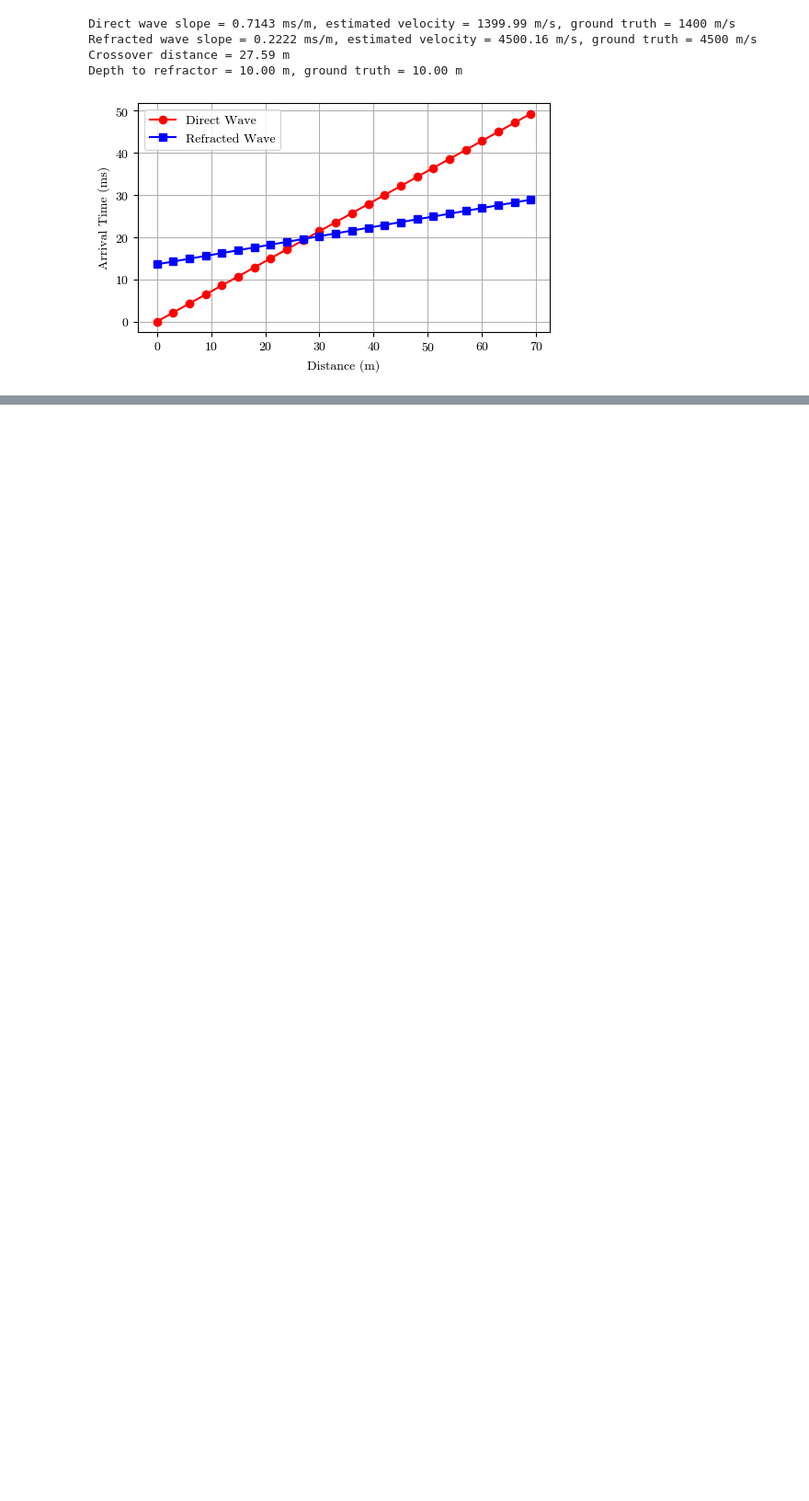
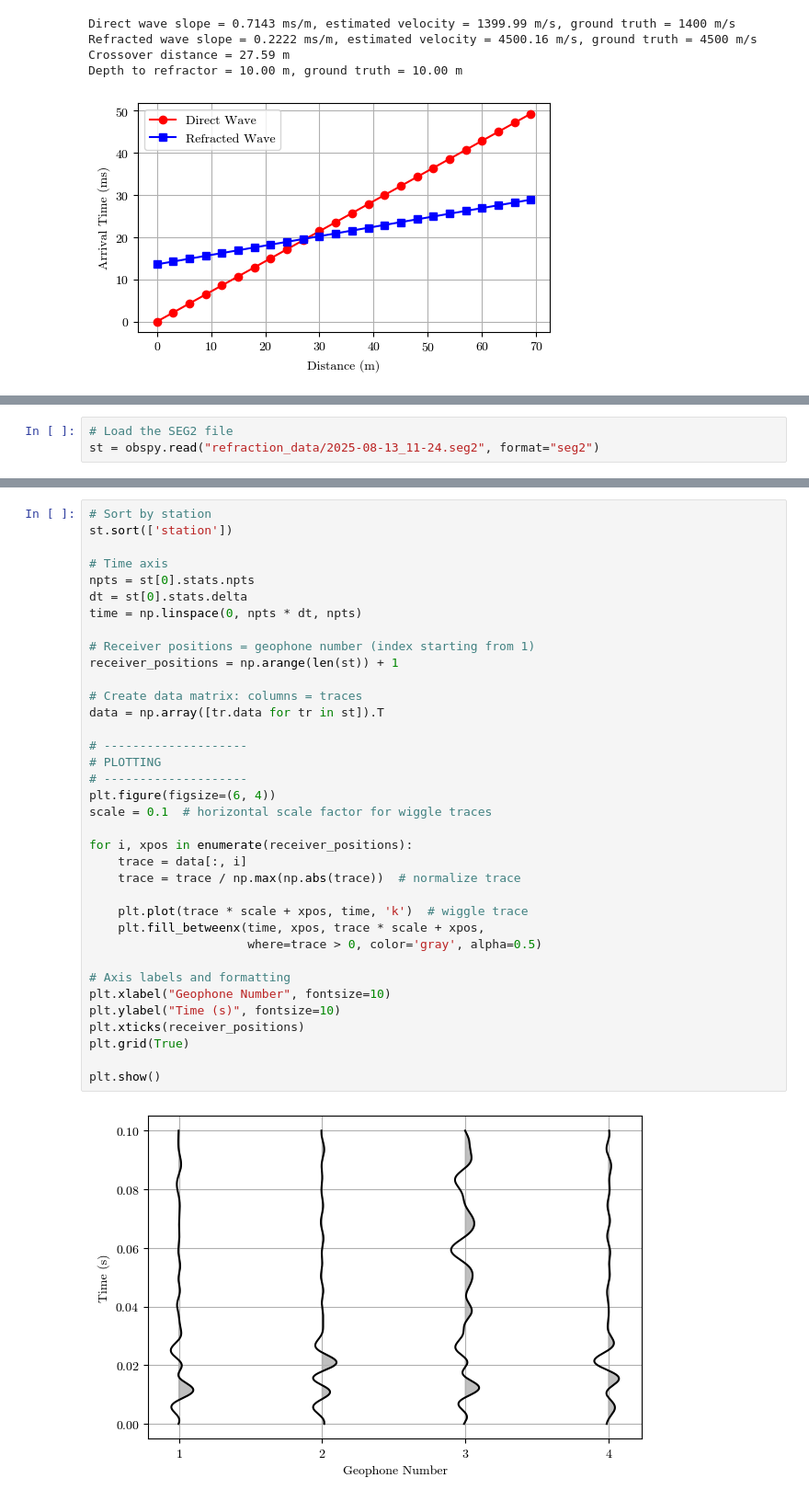
Before and after one commit to oscar-rincon/seismic-refraction-analysis, a Jupyter notebook: sesimic-refraction-analysis.ipynb, the cells around one changed output, grey strips where cells are left out. Shown at 92% size. Saved outputs shown, nothing was run; the diff lists cells and outputs as text; blank space fills up the shorter version.

```diff
--- a/sesimic-refraction-analysis.ipynb
+++ b/sesimic-refraction-analysis.ipynb
@@ -195,0 +198,3 @@ Depth to refractor = 10.00 m, ground truth = 10.00 m
+# %%
+# Load the SEG2 file
+st = obspy.read("refraction_data/2025-08-13_11-24.seg2", format="seg2")
@@ -195,0 +253,38 @@ Depth to refractor = 10.00 m, ground truth = 10.00 m
+# %%
+# Sort by station
+st.sort(['station'])
+
+# Time axis
+npts = st[0].stats.npts
+dt = st[0].stats.delta
+time = np.linspace(0, npts * dt, npts)
+
+# Receiver positions = geophone number (index starting from 1)
+receiver_positions = np.arange(len(st)) + 1
+
+# Create data matrix: columns = traces
+data = np.array([tr.data for tr in st]).T
+
+# --------------------
+# PLOTTING
+# --------------------
+plt.figure(figsize=(6, 4))
+scale = 0.1  # horizontal scale factor for wiggle traces
+
+for i, xpos in enumerate(receiver_positions):
+    trace = data[:, i]
+    trace = trace / np.max(np.abs(trace))  # normalize trace
+
+    plt.plot(trace * scale + xpos, time, 'k')  # wiggle trace
+    plt.fill_betweenx(time, xpos, trace * scale + xpos,
+                      where=trace > 0, color='gray', alpha=0.5)
+
+# Axis labels and formatting
+plt.xlabel("Geophone Number", fontsize=10)
+plt.ylabel("Time (s)", fontsize=10)
+plt.xticks(receiver_positions)
+plt.grid(True)
+
+plt.show()
+# %% [output]
+[figure, added]
```
Also changed, not shown: parts of 6 cells of this notebook, 2 other files.
